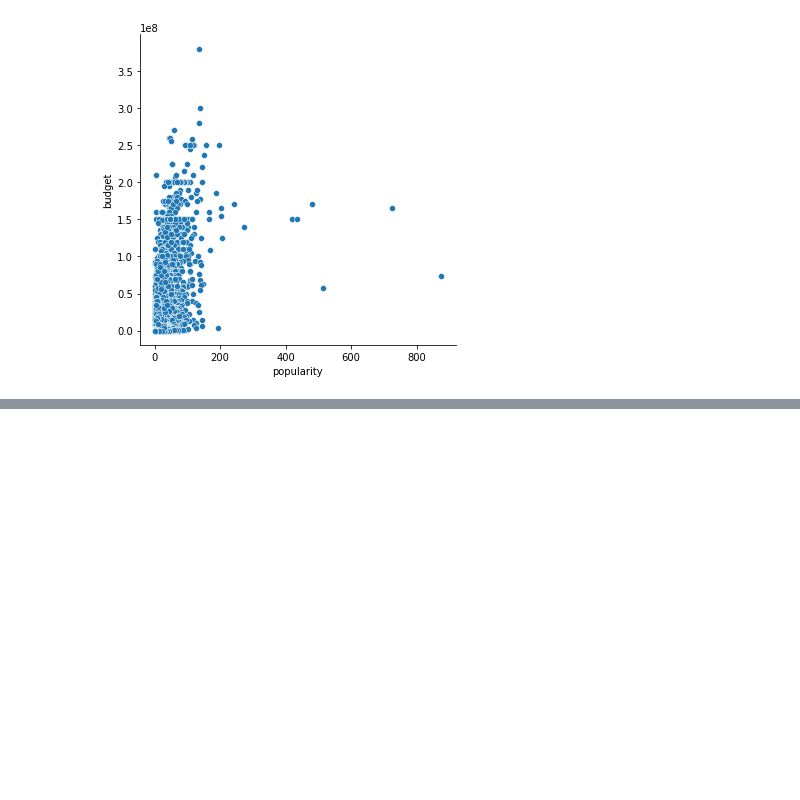
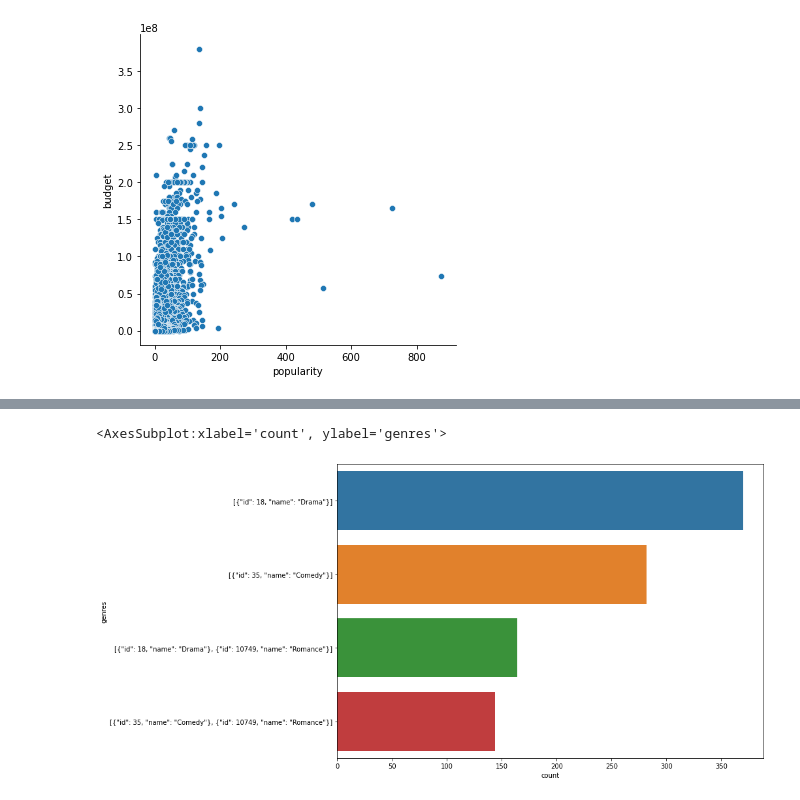
Before and after one commit to Guillaume-Lazaro/PythonEDA, a Jupyter notebook: Projet/Test données TMDB.ipynb, the cells around one changed output, grey strips where cells are left out. Cells and saved outputs as stored; diff of their text form; code cells hidden in the pictures; blank space fills up the shorter version.

```diff
--- a/Projet/Test données TMDB.ipynb
+++ b/Projet/Test données TMDB.ipynb
@@ -54,0 +107,7 @@ budget_popularity_sample = sns.relplot(x="popularity", y="budget", data=tmdb_sam
+# %%
+# Tests :
+fig, ax = plt.subplots(figsize=(11.7, 8.27))
+sns.countplot(data=tmdb,y="genres",ax=ax,order=tmdb['genres'].value_counts().iloc[:4].index)
+# %% [output]
+<AxesSubplot:xlabel='count', ylabel='genres'>
+[figure, added]
```
Also changed, not shown: parts of 12 cells of this notebook.
